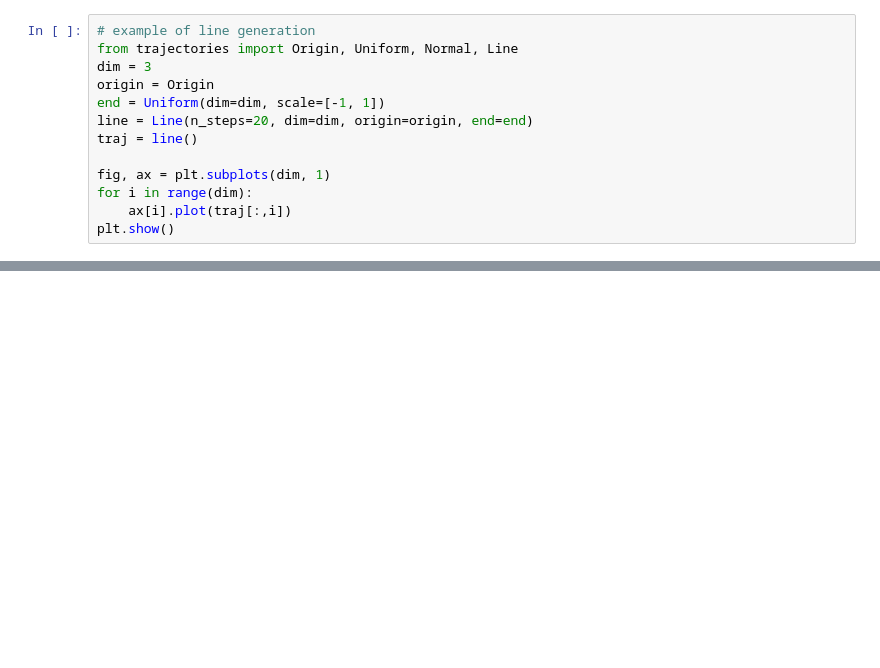
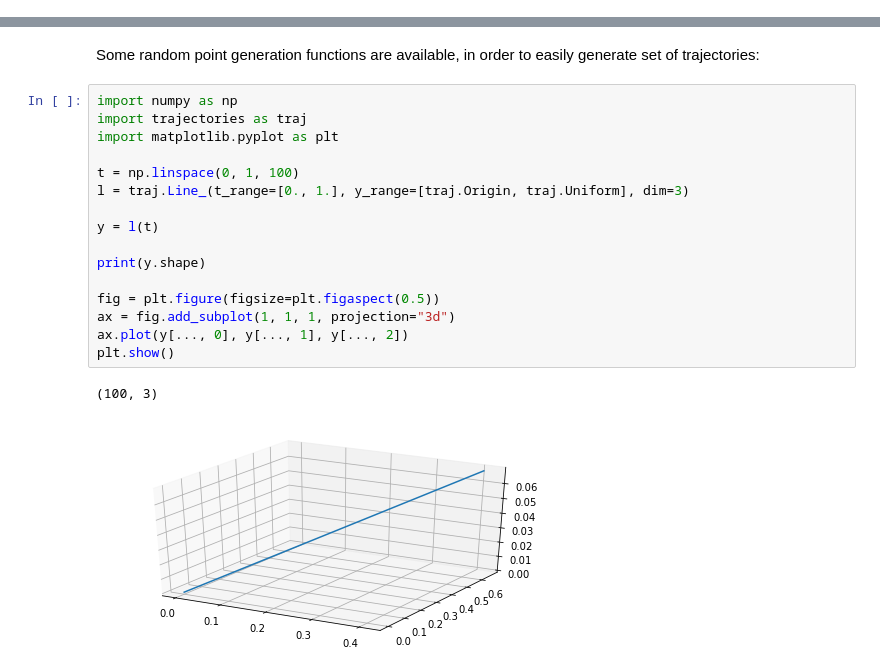
Before and after one commit to domkirke/trajectories, a Jupyter notebook: showcase.ipynb, the cells around one changed output, grey strips where cells are left out. Cells and saved outputs as stored; diff of their text form; blank space fills up the shorter version.

```diff
--- a/showcase.ipynb
+++ b/showcase.ipynb
@@ -13,13 +7,0 @@ import matplotlib.pyplot as plt
-# %%
-# example of line generation
-from trajectories import Origin, Uniform, Normal, Line
-dim = 3
-origin = Origin
-end = Uniform(dim=dim, scale=[-1, 1])
-line = Line(n_steps=20, dim=dim, origin=origin, end=end)
-traj = line()
-
-fig, ax = plt.subplots(dim, 1)
-for i in range(dim):
-    ax[i].plot(traj[:,i])
-plt.show()
@@ -75,0 +37,21 @@ plt.show()
+# %% [markdown]
+Some random point generation functions are available, in order to easily generate set of trajectories:
+# %%
+import numpy as np
+import trajectories as traj
+import matplotlib.pyplot as plt
+
+t = np.linspace(0, 1, 100)
+l = traj.Line_(t_range=[0., 1.], y_range=[traj.Origin, traj.Uniform], dim=3)
+
+y = l(t)
+
+print(y.shape)
+
+fig = plt.figure(figsize=plt.figaspect(0.5))
+ax = fig.add_subplot(1, 1, 1, projection="3d")
+ax.plot(y[..., 0], y[..., 1], y[..., 2])
+plt.show()
+# %% [output]
+(100, 3)
+[figure, added]
```
Also changed, not shown: parts of 19 cells of this notebook, 10 other files.
